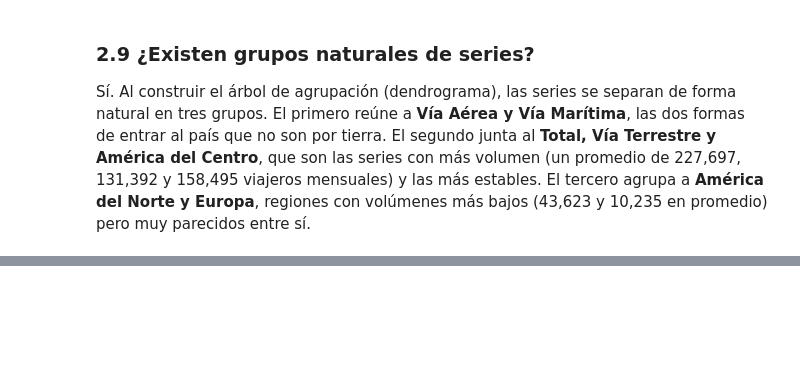
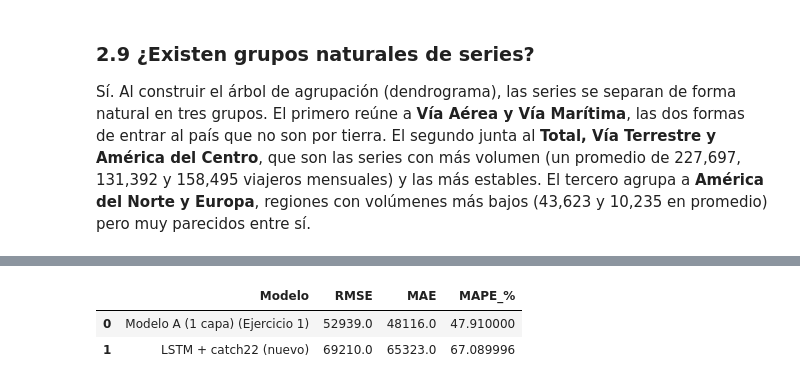
Before and after one commit to Ikeel04/Labs-DS, a Jupyter notebook: Lab2/Laboratorio2_LSTM.ipynb, the cells around one changed output, grey strips where cells are left out. Saved outputs shown, nothing was run; the diff lists cells and outputs as text; code cells hidden in the pictures; blank space fills up the shorter version.

Commit message:
ejercicios del 2.10 al  2.14

```diff
--- a/Lab2/Laboratorio2_LSTM.ipynb
+++ b/Lab2/Laboratorio2_LSTM.ipynb
@@ -872,0 +923,78 @@ Sí. Al construir el árbol de agrupación (dendrograma), las series se separan
+# %%
+# --- Vector catch22 de la serie de entrenamiento (sin fuga: solo con datos de train) ---
+train_aerea = train_test["aerea"]["train"].values.astype("float32")
+test_aerea  = train_test["aerea"]["test"].values.astype("float32")
+
+res_c22 = pycatch22.catch22_all(train_aerea.astype(float))
+c22_scaler = StandardScaler()
+catch22_vec = c22_scaler.fit_transform(np.array(res_c22["values"]).reshape(1, -1)).flatten().astype("float32")
+print("Vector catch22 (estandarizado):", catch22_vec.shape)
+
+# --- Mismo look_back que el mejor modelo anterior para Vía Aérea (Modelo B, 2 capas) ---
+LOOK_BACK_C22 = chosen_cfgs["aerea"]["Modelo B (2 capas)"]["look_back"]
+
+scaler_c22 = MinMaxScaler()
+train_scaled_c22 = scaler_c22.fit_transform(train_aerea.reshape(-1, 1)).flatten()
+
+n_val = max(LOOK_BACK_C22 + 1, int(len(train_scaled_c22) * 0.15))
+tr_c22, val_c22 = train_scaled_c22[:-n_val], train_scaled_c22[-(n_val + LOOK_BACK_C22):]
+
+Xtr_c22, ytr_c22 = make_windows(tr_c22, LOOK_BACK_C22)
+Xval_c22, yval_c22 = make_windows(val_c22, LOOK_BACK_C22)
+Xtr_c22 = Xtr_c22.reshape(-1, LOOK_BACK_C22, 1)
+Xval_c22 = Xval_c22.reshape(-1, LOOK_BACK_C22, 1)
+
+# el vector catch22 (global) se repite para cada ventana de entrenamiento/validación
+C22tr = np.repeat(catch22_vec.reshape(1, -1), len(Xtr_c22), axis=0)
+C22val = np.repeat(catch22_vec.reshape(1, -1), len(Xval_c22), axis=0)
+
+def build_lstm_catch22(look_back, n_c22, units=(64, 32), dropout=0.2, lr=0.0005):
+    seq_in = keras.Input(shape=(look_back, 1), name="secuencia")
+    x = layers.LSTM(units[0], return_sequences=True)(seq_in)
+    x = layers.Dropout(dropout)(x)
+    x = layers.LSTM(units[1])(x)
+    x = layers.Dropout(dropout)(x)
+
+    c22_in = keras.Input(shape=(n_c22,), name="catch22")
+    c = layers.Dense(16, activation="relu")(c22_in)
+
+    concat = layers.Concatenate()([x, c])
+    out = layers.Dense(16, activation="relu")(concat)
+    out = layers.Dense(1)(out)
+    model = keras.Model(inputs=[seq_in, c22_in], outputs=out)
+    model.compile(optimizer=keras.optimizers.Adam(learning_rate=lr), loss="mse")
+    return model
+
+tf.random.set_seed(42); np.random.seed(42)
+model_c22 = build_lstm_catch22(LOOK_BACK_C22, catch22_vec.shape[0])
+es = keras.callbacks.EarlyStopping(monitor="val_loss", patience=10, restore_best_weights=True)
+hist_c22 = model_c22.fit([Xtr_c22, C22tr], ytr_c22, validation_data=([Xval_c22, C22val], yval_c22),
+                          epochs=150, batch_size=8, callbacks=[es], verbose=0)
+print("Épocas usadas:", len(hist_c22.history["loss"]))
+
+# --- Pronóstico iterativo sobre el set de prueba (63 meses) ---
+history_c22 = list(scaler_c22.transform(train_aerea.reshape(-1, 1)).flatten()[-LOOK_BACK_C22:])
+preds_c22 = []
+for _ in range(len(test_aerea)):
+    x_seq = np.array(history_c22[-LOOK_BACK_C22:]).reshape(1, LOOK_BACK_C22, 1)
+    x_c22 = catch22_vec.reshape(1, -1)
+    p = model_c22.predict([x_seq, x_c22], verbose=0)[0, 0]
+    preds_c22.append(p)
+    history_c22.append(p)
+preds_c22 = scaler_c22.inverse_transform(np.array(preds_c22).reshape(-1, 1)).flatten()
+
+rmse_c22 = np.sqrt(mean_squared_error(test_aerea, preds_c22))
+mae_c22 = mean_absolute_error(test_aerea, preds_c22)
+mape_c22 = np.mean(np.abs((test_aerea - preds_c22) / test_aerea)) * 100
+
+nombre_mejor_previo = best_models["aerea"]
+r_previo = results["aerea"][nombre_mejor_previo]
+
+comparacion_c22 = pd.DataFrame([
+    {"Modelo": f"{nombre_mejor_previo} (Ejercicio 1)", "RMSE": round(r_previo["rmse"], 0),
+     "MAE": round(r_previo["mae"], 0), "MAPE_%": round(r_previo["mape"], 2)},
+    {"Modelo": "LSTM + catch22 (nuevo)", "RMSE": round(rmse_c22, 0),
+     "MAE": round(mae_c22, 0), "MAPE_%": round(mape_c22, 2)},
+])
+comparacion_c22
+# %% [output]
@@ -872,0 +1003,3 @@ Sí. Al construir el árbol de agrupación (dendrograma), las series se separan
+|  | Modelo | RMSE | MAE | MAPE_% |
+| 0 | Modelo A (1 capa) (Ejercicio 1) | 52939.0 | 48116.0 | 47.910000 |
+| 1 | LSTM + catch22 (nuevo) | 69210.0 | 65323.0 | 67.089996 |
```
Also changed, not shown: parts of 7 cells of this notebook.
